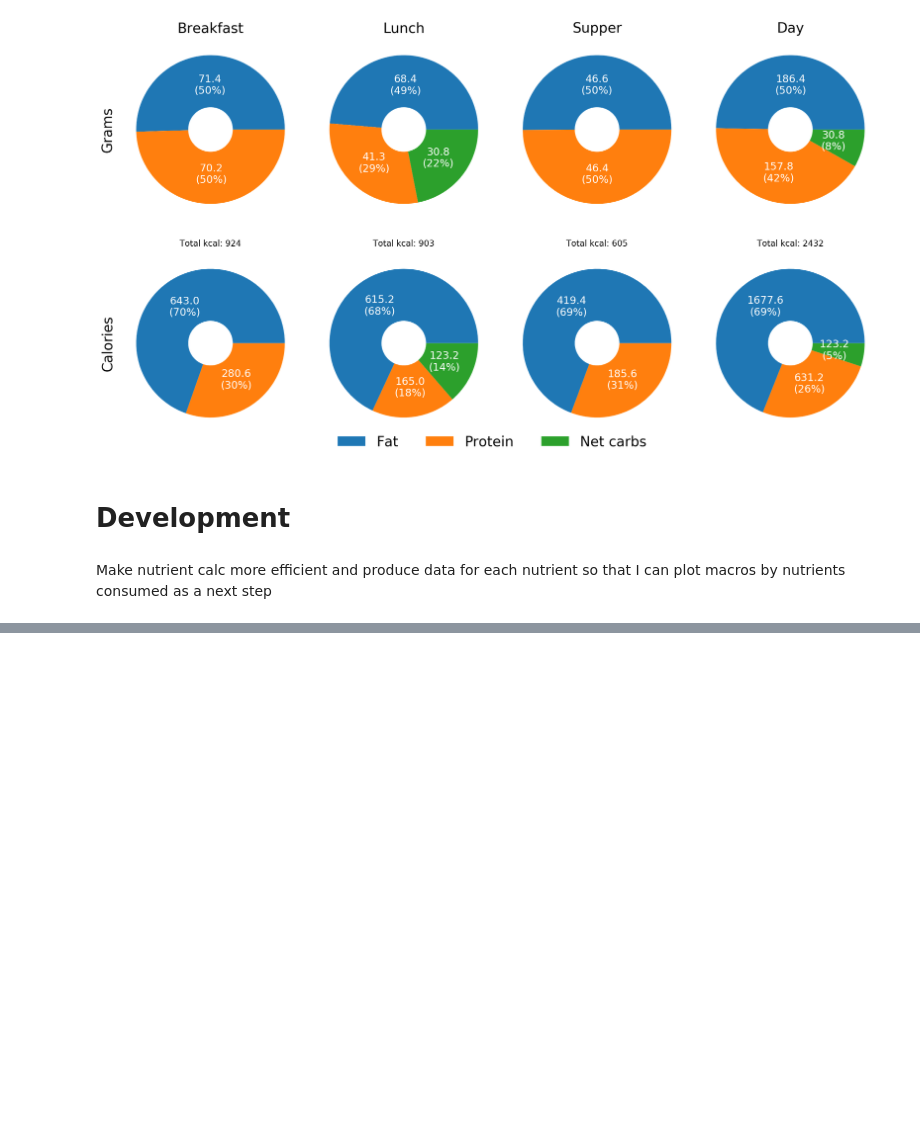
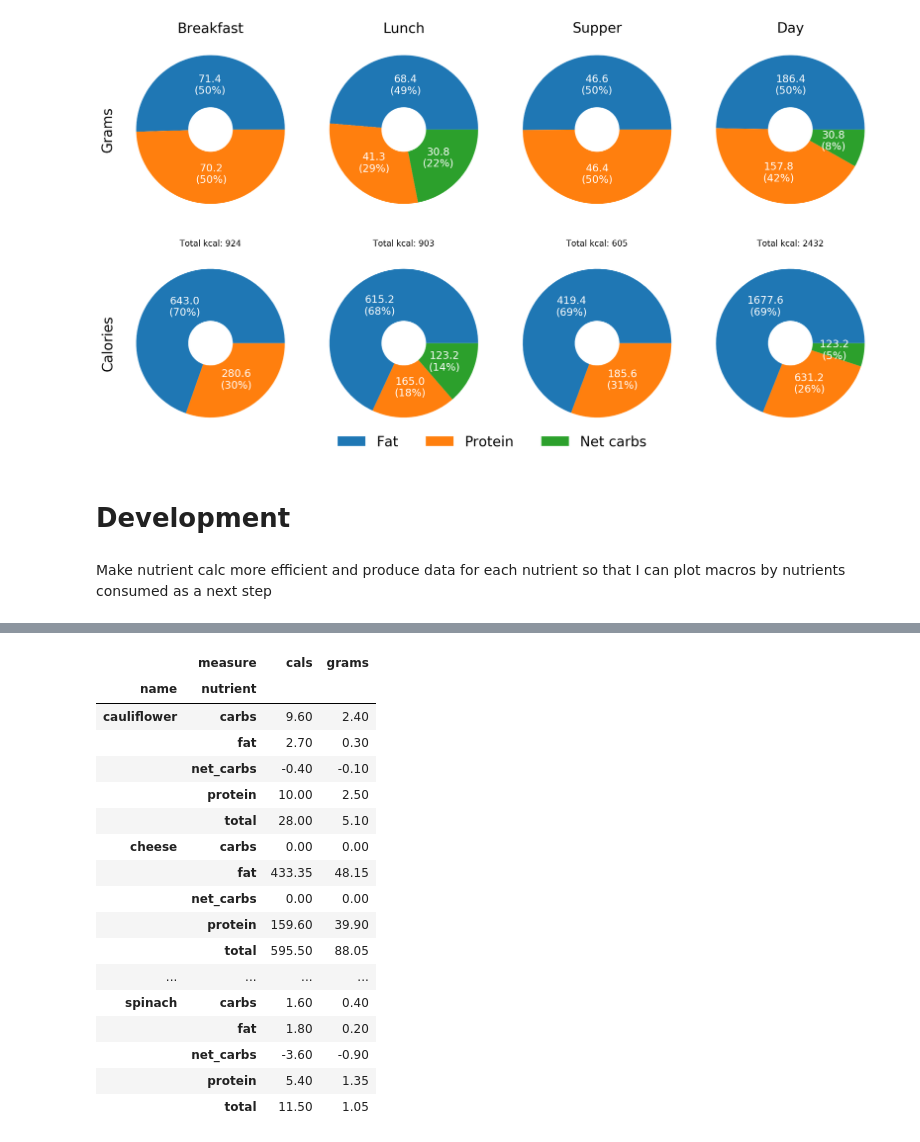
Before and after one commit to fabiangunzinger/learning, a Jupyter notebook: food-data/foods.ipynb, the cells around one changed output, grey strips where cells are left out. Drawn from its saved outputs; the diff is of its cells as text; code cells hidden in the pictures; blank space fills up the shorter version.

Commit message:
Refactor nutrient calculation

```diff
--- a/food-data/foods.ipynb
+++ b/food-data/foods.ipynb
@@ -237,0 +186,52 @@ calc_nutrients(myfoods, meals['Breakfast'])
+# %%
+def calc_nutrients(data, meal):
+
+    nutrients = ['calories', 'fat', 'protein', 'carbs', 'net_carbs']
+    macros = ['fat', 'protein', 'carbs', 'net_carbs']
+    portions = list(meal.values())
+
+    def make_multiindex(df):
+        measure = df.columns.str.extract('^(.+?)_', expand=False)
+        nutrient = df.columns.str.extract('_(.+?)$', expand=False)
+        tuples = zip(measure, nutrient)
+        idx = pd.MultiIndex.from_tuples(tuples, names=['measure', 'nutrient'])
+        df.columns = idx
+        return df
+
+    df = (data
+          .loc[data.index.isin(meal), nutrients]
+          .reindex(meal) # Order rows for portion multiplication
+          .multiply(portions, axis=0)
+          .assign(total=lambda df: df[macros].sum(axis=1))
+          .add_prefix('grams_')
+          .rename(columns={'grams_calories': 'cals_total'})
+          .assign(cals_fat=lambda df: df.grams_fat * 9)
+          .assign(cals_protein=lambda df: df.grams_protein * 4)
+          .assign(cals_carbs=lambda df: df.grams_carbs * 4)
+          .assign(cals_net_carbs=lambda df: df.grams_net_carbs * 4)
+          .pipe(make_multiindex)
+          .stack())
+
+    return df
+
+
+calc_nutrients(myfoods, meals['Breakfast'])
+# %% [output]
+|  | measure | cals | grams |
+| name | nutrient |  |  |
+| cauliflower | carbs | 9.60 | 2.40 |
+|  | fat | 2.70 | 0.30 |
+|  | net_carbs | -0.40 | -0.10 |
+|  | protein | 10.00 | 2.50 |
+|  | total | 28.00 | 5.10 |
+| cheese | carbs | 0.00 | 0.00 |
+|  | fat | 433.35 | 48.15 |
+|  | net_carbs | 0.00 | 0.00 |
+|  | protein | 159.60 | 39.90 |
+|  | total | 595.50 | 88.05 |
+| ... | ... | ... | ... |
+| spinach | carbs | 1.60 | 0.40 |
+|  | fat | 1.80 | 0.20 |
+|  | net_carbs | -3.60 | -0.90 |
+|  | protein | 5.40 | 1.35 |
+|  | total | 11.50 | 1.05 |
```
Also changed, not shown: parts of 1 cell of this notebook.
